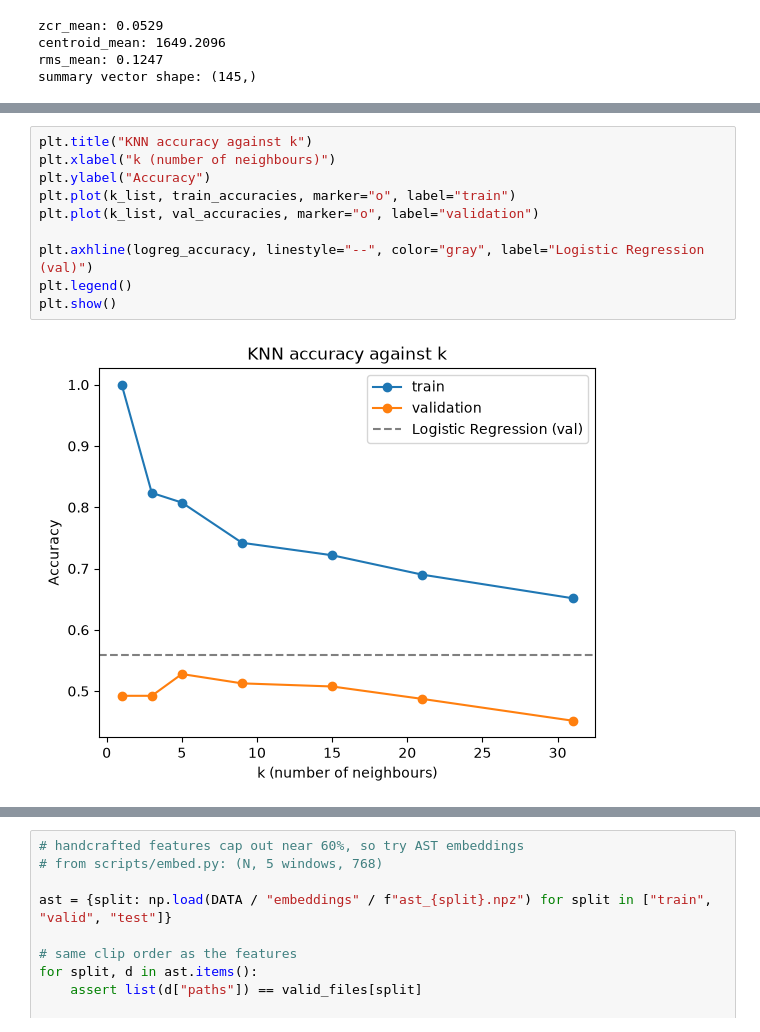
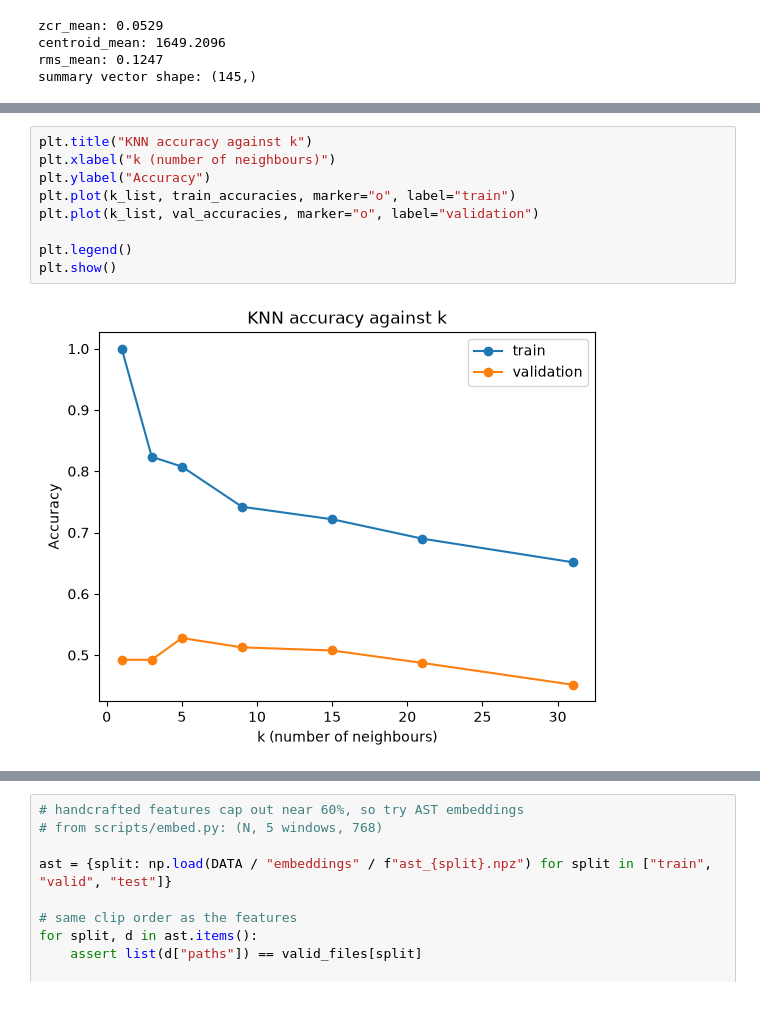
Before and after one commit to dayangac/audioml-genreclassification, a Jupyter notebook: knn.ipynb, the cells around one changed output, grey strips where cells are left out. Saved outputs shown, nothing was run; the diff lists cells and outputs as text.

```diff
--- a/knn.ipynb
+++ b/knn.ipynb
@@ -207,12 +193,11 @@ best kNN was k equal to 5 with Val Accuracy 0.5279
 # %%
 plt.title("KNN accuracy against k")
 plt.xlabel("k (number of neighbours)")
 plt.ylabel("Accuracy")
 plt.plot(k_list, train_accuracies, marker="o", label="train")
 plt.plot(k_list, val_accuracies, marker="o", label="validation")
 
-plt.axhline(logreg_accuracy, linestyle="--", color="gray", label="Logistic Regression (val)")
 plt.legend()
 plt.show()
 # %% [output]
-[figure, old version]
+[figure, new version]
```
Also changed, not shown: parts of 13 cells of this notebook, 3 other files.
